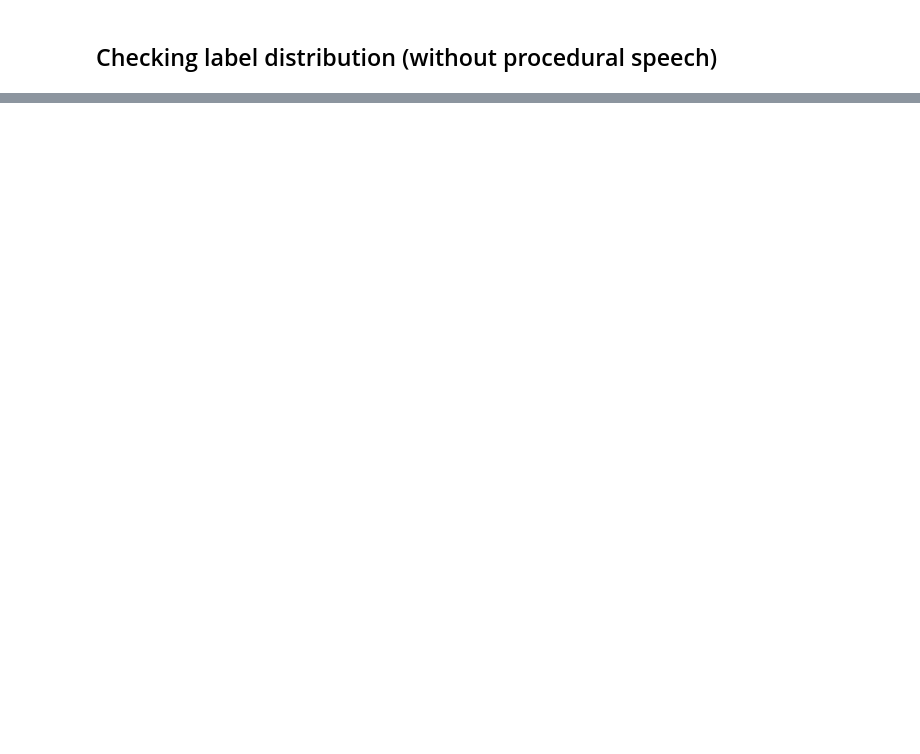
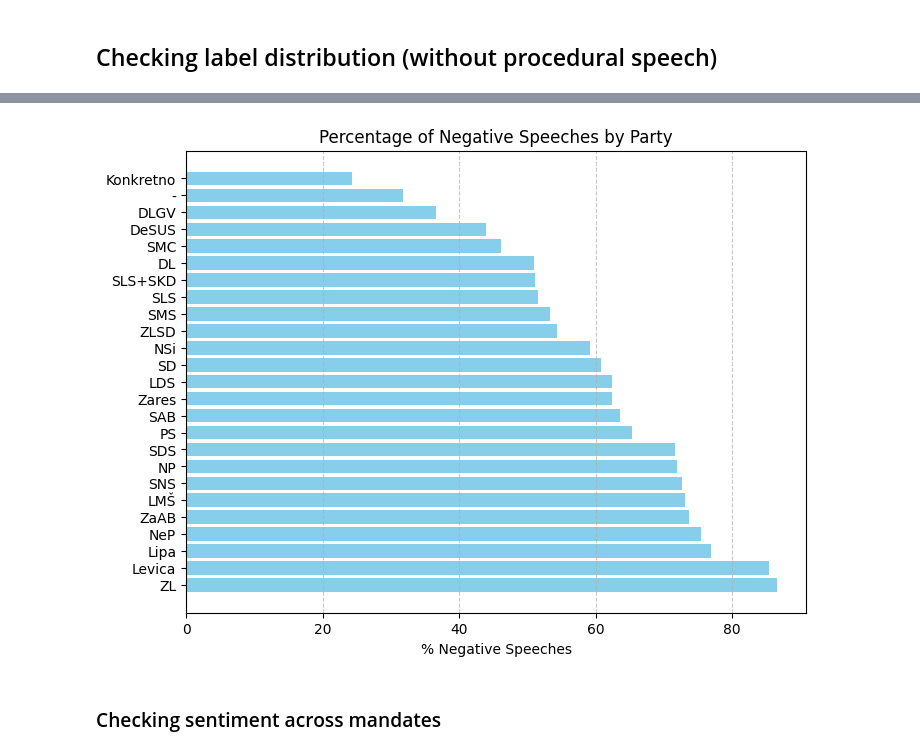
Before and after one commit to katjameden/ParlaMint_Sentiment, a Jupyter notebook: Aggregation/Notebooks/Sentiment_Analysis/Analysis.ipynb, the cells around one changed output, grey strips where cells are left out. Cells and saved outputs as stored; diff of their text form; code cells hidden in the pictures; blank space fills up the shorter version.

```diff
--- a/Aggregation/Notebooks/Sentiment_Analysis/Analysis.ipynb
+++ b/Aggregation/Notebooks/Sentiment_Analysis/Analysis.ipynb
@@ -178,0 +207,6 @@ plt.show()
+# %%
+pivot_parties['Total'] = pivot_parties.sum(axis=1)
+pivot_parties['% Negative'] = (pivot_parties.get('Negative', 0) / pivot_parties['Total']) * 100
+pivot_parties['% Negative'] = pivot_parties['% Negative'].round(2)
+
+pivot_parties
@@ -178,0 +232,13 @@ plt.show()
+# %%
+pivot_parties_sorted = pivot_parties.sort_values('% Negative', ascending=False)
+
+plt.figure(figsize=(8, 6))
+plt.barh(pivot_parties_sorted.index, pivot_parties_sorted['% Negative'], color='skyblue')
+plt.xlabel('% Negative Speeches')
+plt.title('Percentage of Negative Speeches by Party')
+plt.grid(axis='x', linestyle='--', alpha=0.7)
+plt.show()
+# %% [output]
+[figure, added]
+# %% [markdown]
+### Checking sentiment across mandates
```
Also changed, not shown: parts of 35 cells of this notebook, 2 other files.
